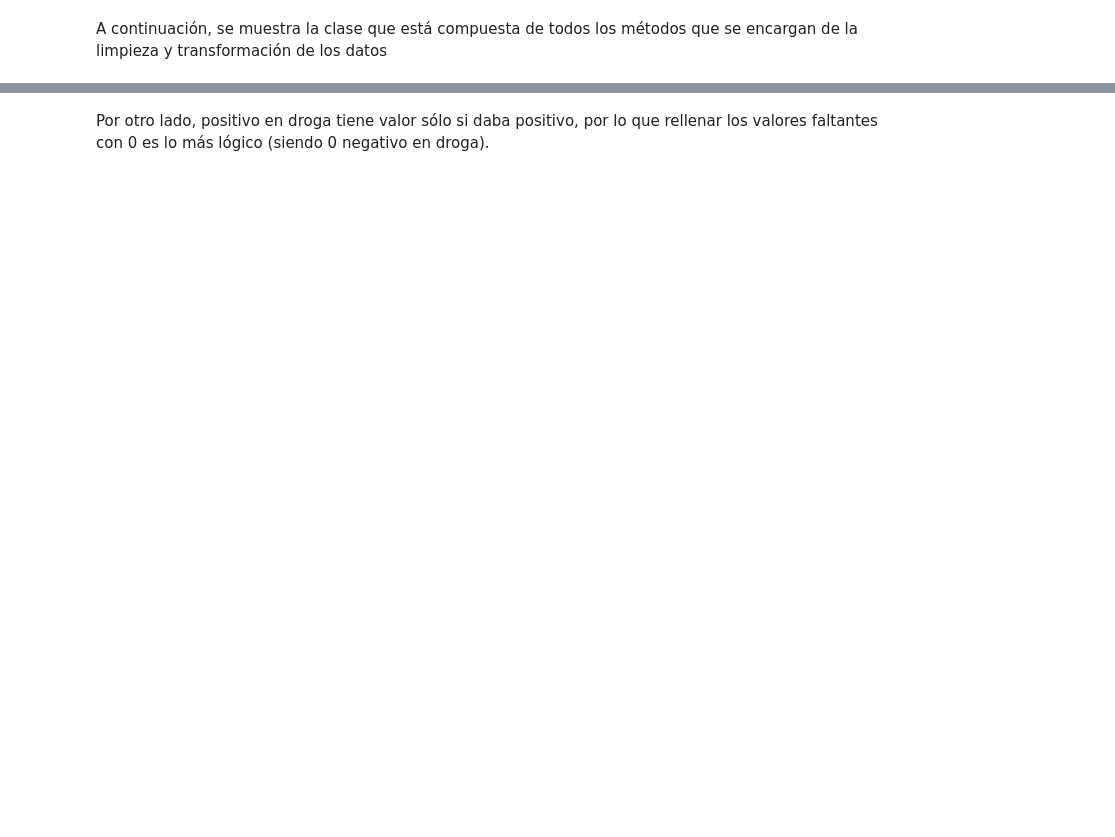
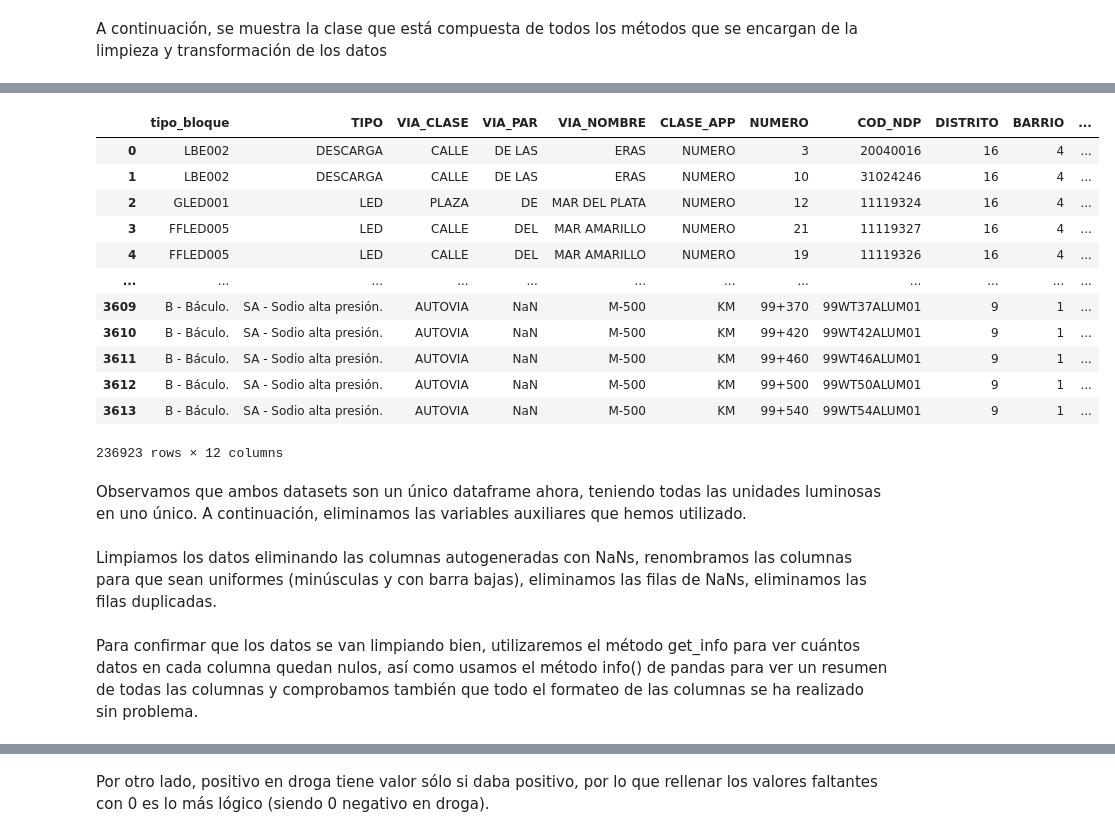
Before and after one commit to paula-gomezlucas/POD, a Jupyter notebook: POD1_Limpieza.ipynb, the cells around one changed output, grey strips where cells are left out. Cells and saved outputs as stored; diff of their text form; code cells hidden in the pictures; blank space fills up the shorter version.

```diff
--- a/POD1_Limpieza.ipynb
+++ b/POD1_Limpieza.ipynb
@@ -451,0 +16,4 @@ For example, when doing 'df[col].method(value, inplace=True)', try using 'df.met
+# %%
+ds = {}
+folders = ("datasets/actuacionesBomberos", "datasets/estaciones", "datasets/accidentalidad")
+folders
@@ -451,0 +24,14 @@ For example, when doing 'df[col].method(value, inplace=True)', try using 'df.met
+# %%
+for folder in folders:
+    df = pd.DataFrame()
+    filename = folder[9:]
+
+    for file in os.listdir(folder):
+            filepath = folder + "/" + file
+            if folder == "datasets/actuacionesBomberos":
+                df1 = pd.read_csv(filepath, sep=';', decimal=',', encoding='iso-8859-1', low_memory=False)
+            else:
+                df1 = pd.read_csv(filepath, sep=';', decimal=',', encoding='utf-8', low_memory=False)
+            df = pd.concat([df, df1])
+
+    ds[filename] = df
@@ -451,0 +49,8 @@ For example, when doing 'df[col].method(value, inplace=True)', try using 'df.met
+# %%
+ds['calendario'] = pd.read_csv('datasets/calendario.csv', sep=',', encoding='iso-8859-1', low_memory=False)
+ds['direcciones'] = pd.read_csv('datasets/DireccionesVigentes_20240204.csv', sep=',', encoding='utf-8-sig', low_memory=False, decimal=".")
+ds['iluminacion'] = pd.read_csv('datasets/iluminacion.csv', sep=',', encoding='utf-8-sig', low_memory=False, decimal=".")
+ds['padron'] = pd.read_csv('datasets/padron22.csv', sep=',', encoding='iso-8859-1', low_memory=False)
+ds['radares'] = pd.read_csv('datasets/radares.csv', sep=',', encoding='utf-8-sig', low_memory=False, decimal=".")
+iluminacion = pd.read_csv('datasets/unidades_luminosas_m30.csv', sep=';', encoding='utf-8-sig', low_memory=False, decimal=',')
+iluminacion.columns
@@ -451,0 +63,4 @@ For example, when doing 'df[col].method(value, inplace=True)', try using 'df.met
+# %%
+iluminacion.rename(columns={'tipo_bloque,C,50':'tipo_bloque', 'TIPO,C,254':'TIPO', 'VIA_CLASE,C,254':'VIA_CLASE', 'VIA_PAR,C,254':'VIA_PAR', 'VIA_NOMBRE,C,254':'VIA_NOMBRE', 'CLASE_APP,C,254':'CLASE_APP', 'NUMERO,N,10,0':'NUMERO', 'COD_NDP,N,10,0':'COD_NDP', 'DISTRITO,N,10,0':'DISTRITO', 'BARRIO,N,10,0':'BARRIO', 'X_UTM,N,19,11':'X_UTM', 'Y_UTM,N,19,11':'Y_UTM'}, inplace=True)
+print(iluminacion.columns)
+print(ds['iluminacion'].columns)
@@ -451,0 +76,19 @@ For example, when doing 'df[col].method(value, inplace=True)', try using 'df.met
+# %%
+ds['iluminacion'] = pd.concat([ds['iluminacion'], iluminacion])
+ds['iluminacion']
+# %% [output]
+|  | tipo_bloque | TIPO | VIA_CLASE | VIA_PAR | VIA_NOMBRE | CLASE_APP | NUMERO | COD_NDP | DISTRITO | BARRIO | ... |
+| 0 | LBE002 | DESCARGA | CALLE | DE LAS | ERAS | NUMERO | 3 | 20040016 | 16 | 4 | ... |
+| 1 | LBE002 | DESCARGA | CALLE | DE LAS | ERAS | NUMERO | 10 | 31024246 | 16 | 4 | ... |
+| 2 | GLED001 | LED | PLAZA | DE | MAR DEL PLATA | NUMERO | 12 | 11119324 | 16 | 4 | ... |
+| 3 | FFLED005 | LED | CALLE | DEL | MAR AMARILLO | NUMERO | 21 | 11119327 | 16 | 4 | ... |
+| 4 | FFLED005 | LED | CALLE | DEL | MAR AMARILLO | NUMERO | 19 | 11119326 | 16 | 4 | ... |
+| ... | ... | ... | ... | ... | ... | ... | ... | ... | ... | ... | ... |
+| 3609 | B - Báculo. | SA - Sodio alta presión. | AUTOVIA | NaN | M-500 | KM | 99+370 | 99WT37ALUM01 | 9 | 1 | ... |
+| 3610 | B - Báculo. | SA - Sodio alta presión. | AUTOVIA | NaN | M-500 | KM | 99+420 | 99WT42ALUM01 | 9 | 1 | ... |
+| 3611 | B - Báculo. | SA - Sodio alta presión. | AUTOVIA | NaN | M-500 | KM | 99+460 | 99WT46ALUM01 | 9 | 1 | ... |
+| 3612 | B - Báculo. | SA - Sodio alta presión. | AUTOVIA | NaN | M-500 | KM | 99+500 | 99WT50ALUM01 | 9 | 1 | ... |
+| 3613 | B - Báculo. | SA - Sodio alta presión. | AUTOVIA | NaN | M-500 | KM | 99+540 | 99WT54ALUM01 | 9 | 1 | ... |
+236923 rows × 12 columns
+# %% [markdown]
+Observamos que ambos datasets son un único dataframe ahora, teniendo todas las unidades luminosas en uno único. A continuación, eliminamos las variables auxiliares que hemos utilizado.
@@ -451,0 +99,2 @@ For example, when doing 'df[col].method(value, inplace=True)', try using 'df.met
+# %% [markdown]
+Limpiamos los datos eliminando las columnas autogeneradas con NaNs, renombramos las columnas para que sean uniformes (minúsculas y con barra bajas), eliminamos las filas de NaNs, eliminamos las filas duplicadas.
@@ -451,0 +115,2 @@ For example, when doing 'df[col].method(value, inplace=True)', try using 'df.met
+# %% [markdown]
+Para confirmar que los datos se van limpiando bien, utilizaremos el método get_info para ver cuántos datos en cada columna quedan nulos, así como usamos el método info() de pandas para ver un resumen de todas las columnas y comprobamos también que todo el formateo de las columnas se ha realizado sin problema.
```
Also changed, not shown: parts of 193 cells of this notebook, 3 other files.
